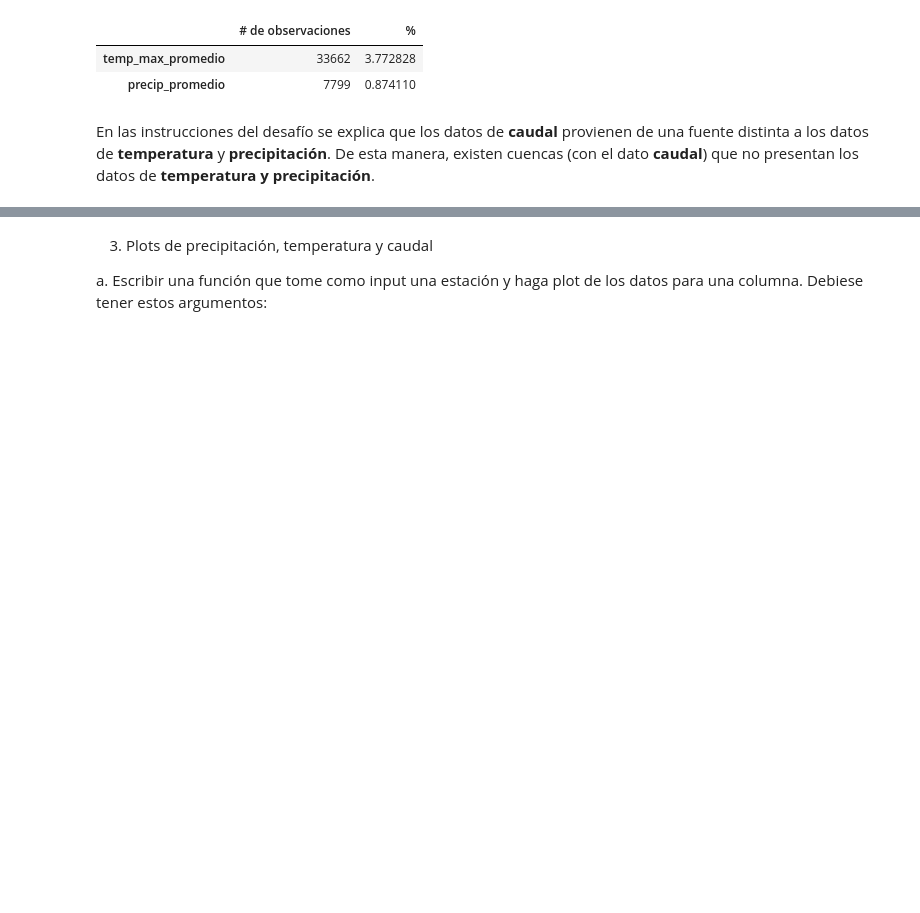
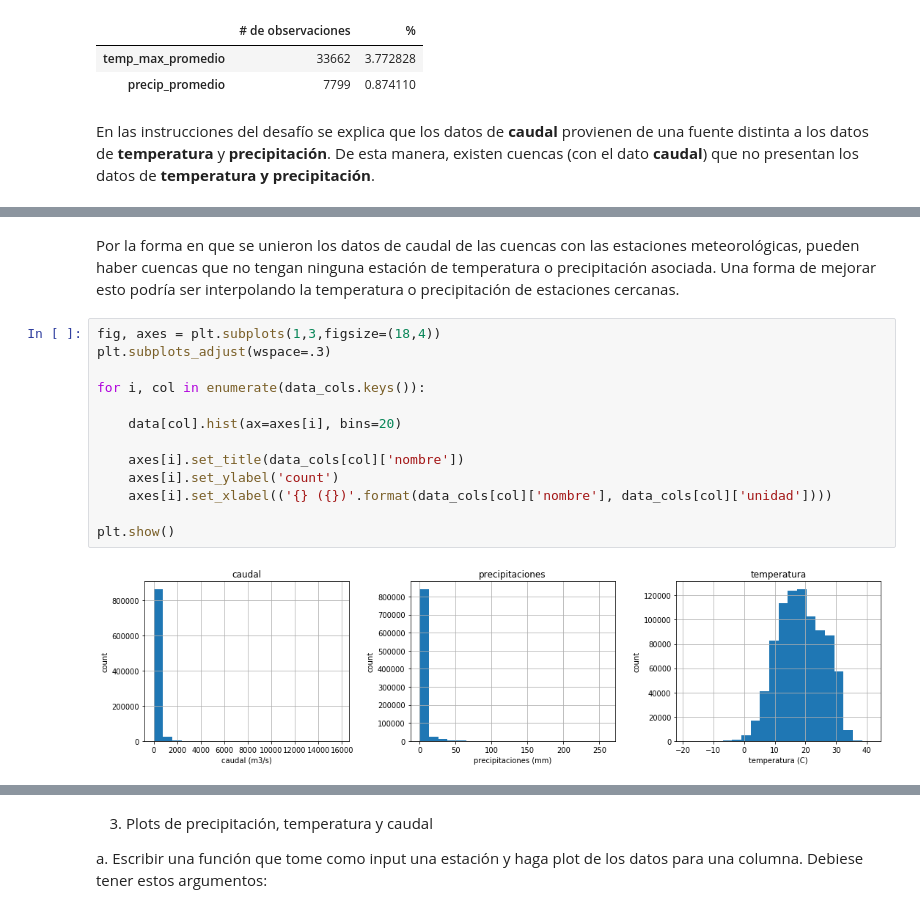
Before and after one commit to gonzaloriquelme/DesafioSpike, a Jupyter notebook: DesafíoSpikeGR.ipynb, the cells around one changed output, grey strips where cells are left out. Drawn from its saved outputs; the diff is of its cells as text; blank space fills up the shorter version.

```diff
--- a/DesafíoSpikeGR.ipynb
+++ b/DesafíoSpikeGR.ipynb
@@ -70,0 +117,17 @@ En las instrucciones del desafío se explica que los datos de **caudal** provien
+# %% [markdown]
+Por la forma en que se unieron los datos de caudal de las cuencas con las estaciones meteorológicas, pueden haber cuencas que no tengan ninguna estación de temperatura o precipitación asociada. Una forma de mejorar esto podría ser interpolando la temperatura o precipitación de estaciones cercanas.
+# %%
+fig, axes = plt.subplots(1,3,figsize=(18,4))
+plt.subplots_adjust(wspace=.3)
+
+for i, col in enumerate(data_cols.keys()):
+
+    data[col].hist(ax=axes[i], bins=20)
+
+    axes[i].set_title(data_cols[col]['nombre'])
+    axes[i].set_ylabel('count')
+    axes[i].set_xlabel(('{} ({})'.format(data_cols[col]['nombre'], data_cols[col]['unidad'])))
+
+plt.show()
+# %% [output]
+[figure, added]
```
Also changed, not shown: parts of 90 cells of this notebook.
